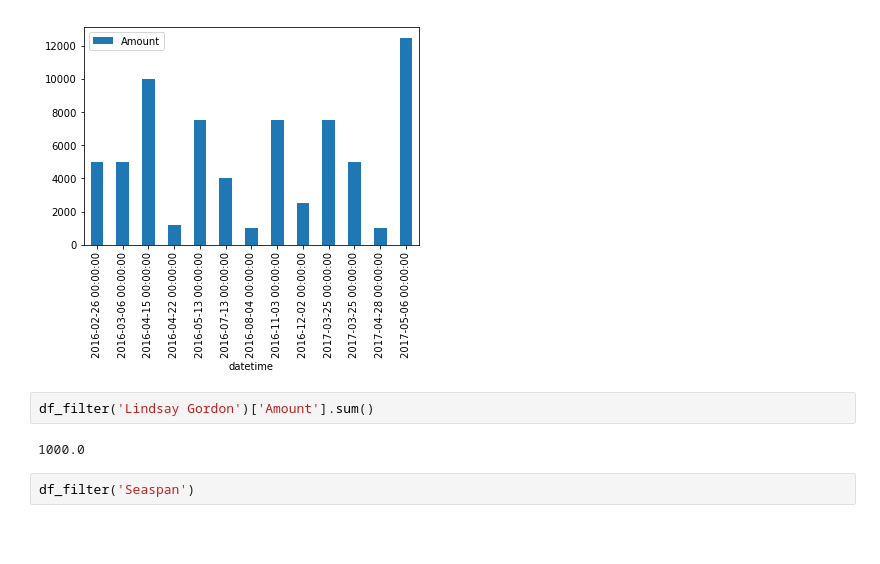
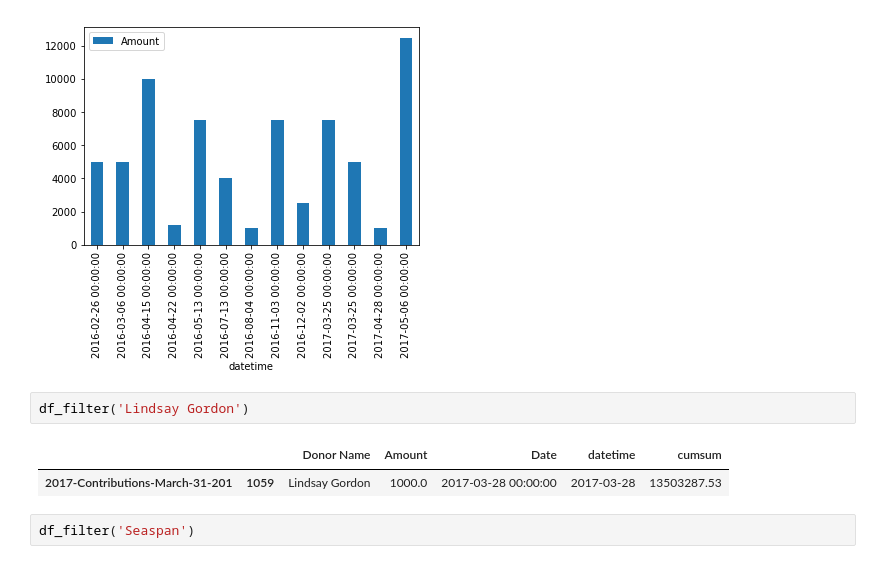
Before and after one commit to colliand/2017-bc-election, a Jupyter notebook: bcliberals-donations.ipynb, the cells around one changed output. Drawn from its saved outputs; the diff is of its cells as text; blank space fills up the shorter version.

```diff
--- a/bcliberals-donations.ipynb
+++ b/bcliberals-donations.ipynb
@@ -183,9 +187,10 @@ df_filter('Belk').plot(x='datetime',y="Amount", kind='bar')
 <matplotlib.axes._subplots.AxesSubplot at 0x...>
 [figure]
 # %%
-df_filter('Lindsay Gordon')['Amount'].sum()
+df_filter('Lindsay Gordon')
 # %% [output]
-1000.0
+|  |  | Donor Name | Amount | Date | datetime | cumsum |
+| 2017-Contributions-March-31-201 | 1059 | Lindsay Gordon | 1000.0 | 2017-03-28 00:00:00 | 2017-03-28 | 13503287.53 |
 # %%
 df_filter('Seaspan')
 # %% [output]
```
Also changed, not shown: parts of 16 cells of this notebook.
